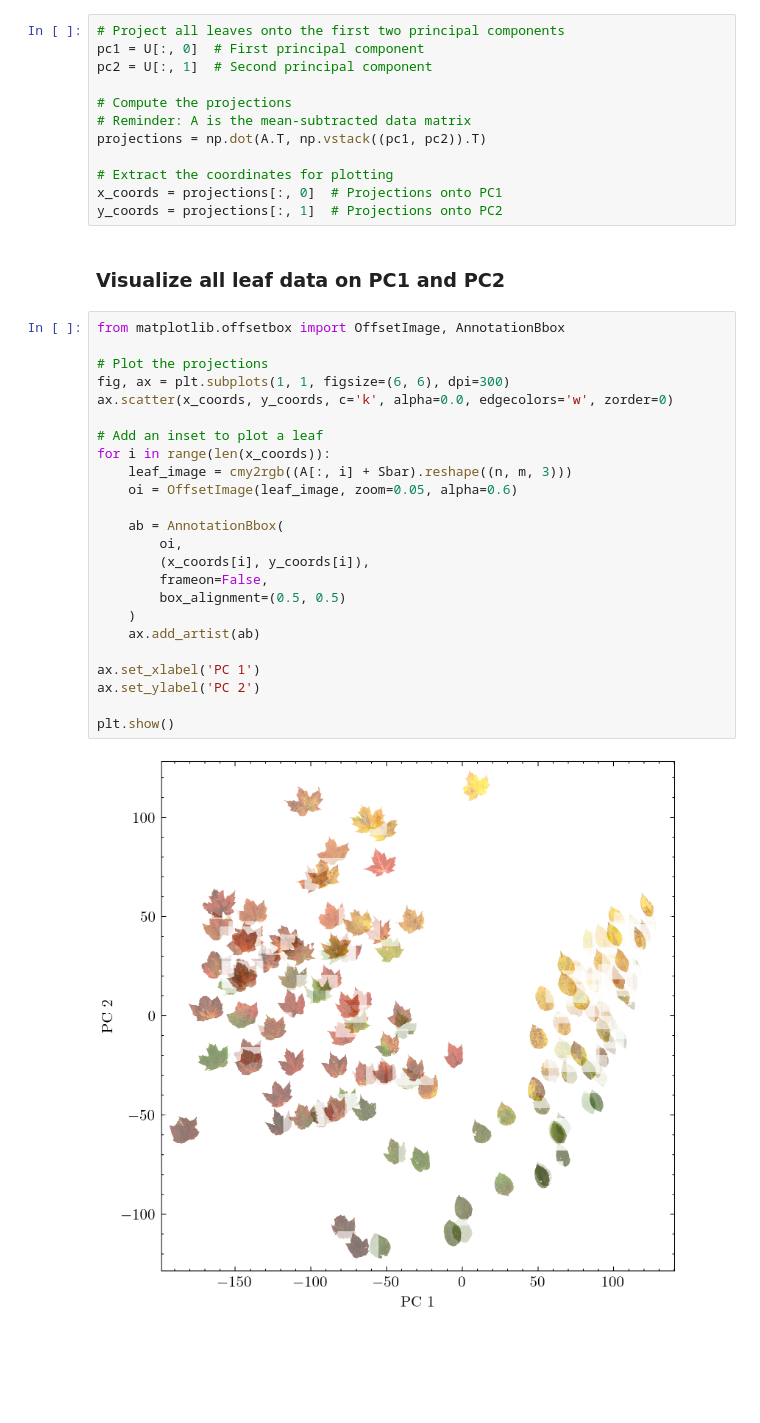
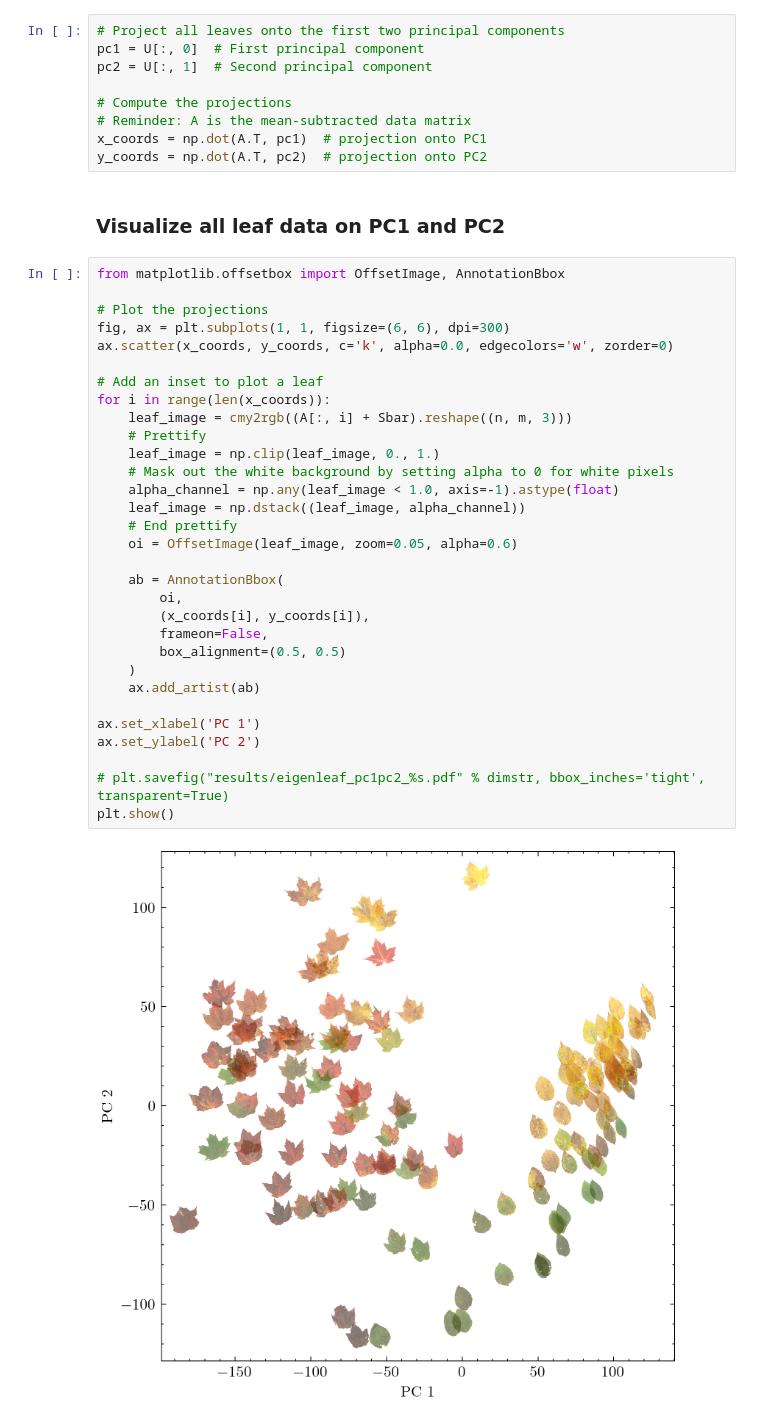
Before and after one commit to rycroft-group/math513, a Jupyter notebook: 1_svd/eigenleaf.ipynb, the cells around one changed output. Drawn from its saved outputs; the diff is of its cells as text; blank space fills up the shorter version.

Commit message:
Improve leaf plotting

```diff
--- a/1_svd/eigenleaf.ipynb
+++ b/1_svd/eigenleaf.ipynb
@@ -341,36 +343,40 @@ pc2 = U[:, 1]  # Second principal component
 
 # Compute the projections
 # Reminder: A is the mean-subtracted data matrix
-projections = np.dot(A.T, np.vstack((pc1, pc2)).T)
-
-# Extract the coordinates for plotting
-x_coords = projections[:, 0]  # Projections onto PC1
-y_coords = projections[:, 1]  # Projections onto PC2
+x_coords = np.dot(A.T, pc1)  # projection onto PC1
+y_coords = np.dot(A.T, pc2)  # projection onto PC2
 # %% [markdown]
 ### Visualize all leaf data on PC1 and PC2
 # %%
 from matplotlib.offsetbox import OffsetImage, AnnotationBbox
 
 # Plot the projections
 fig, ax = plt.subplots(1, 1, figsize=(6, 6), dpi=300)
 ax.scatter(x_coords, y_coords, c='k', alpha=0.0, edgecolors='w', zorder=0)
 
 # Add an inset to plot a leaf
 for i in range(len(x_coords)):
     leaf_image = cmy2rgb((A[:, i] + Sbar).reshape((n, m, 3)))
+    # Prettify
+    leaf_image = np.clip(leaf_image, 0., 1.)
+    # Mask out the white background by setting alpha to 0 for white pixels
+    alpha_channel = np.any(leaf_image < 1.0, axis=-1).astype(float)
+    leaf_image = np.dstack((leaf_image, alpha_channel))
+    # End prettify
     oi = OffsetImage(leaf_image, zoom=0.05, alpha=0.6)
 
     ab = AnnotationBbox(
         oi,
         (x_coords[i], y_coords[i]),
         frameon=False,
         box_alignment=(0.5, 0.5)
     )
     ax.add_artist(ab)
 
 ax.set_xlabel('PC 1')
 ax.set_ylabel('PC 2')
 
+# plt.savefig("results/eigenleaf_pc1pc2_%s.pdf" % dimstr, bbox_inches='tight', transparent=True)
 plt.show()
 # %% [output]
-[figure, old version]
+[figure, new version]
```
Also changed, not shown: parts of 3 cells of this notebook.
